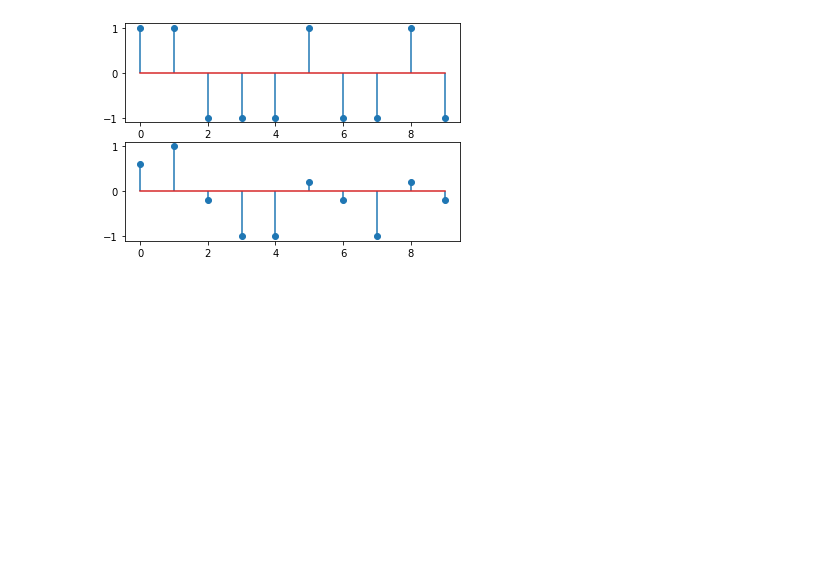
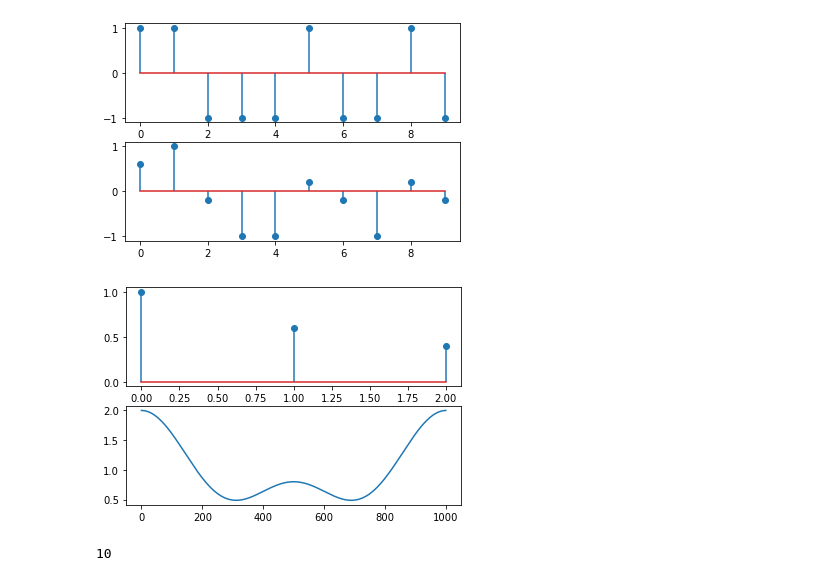
Before and after one commit to IISL-HYU/comm, a Jupyter notebook: practice.ipynb, the cells around one changed output. Cells and saved outputs as stored; diff of their text form; code cells hidden in the pictures; blank space fills up the shorter version.

```diff
--- a/practice.ipynb
+++ b/practice.ipynb
@@ -212,3 +212,19 @@ n = 1/np.sqrt(2) * (np.random.normal(0, 1, N+len(ht)-1 + 1j * np.random.normal(0
 
 # Noise addition
 y = chanOut + 10 ** (-SNR)
+# %%
+import numpy  as np
+import matplotlib.pyplot as plt
+from numpy.fft import fft
+
+td = [1, 0.6, 0.4]
+K = 1000
+
+plt.figure()
+plt.subplot(2, 1, 1)
+plt.stem(td)
+plt.subplot(2, 1, 2)
+plt.plot(fft(td, K))
+plt.show()
+# %% [output]
+[figure, added]
@@ -214,0 +255,4 @@ y = chanOut + 10 ** (-SNR)
+# %%
+len(ss[0])
+# %% [output]
+10
```
Also changed, not shown: parts of 8 cells of this notebook, 2 other files.
